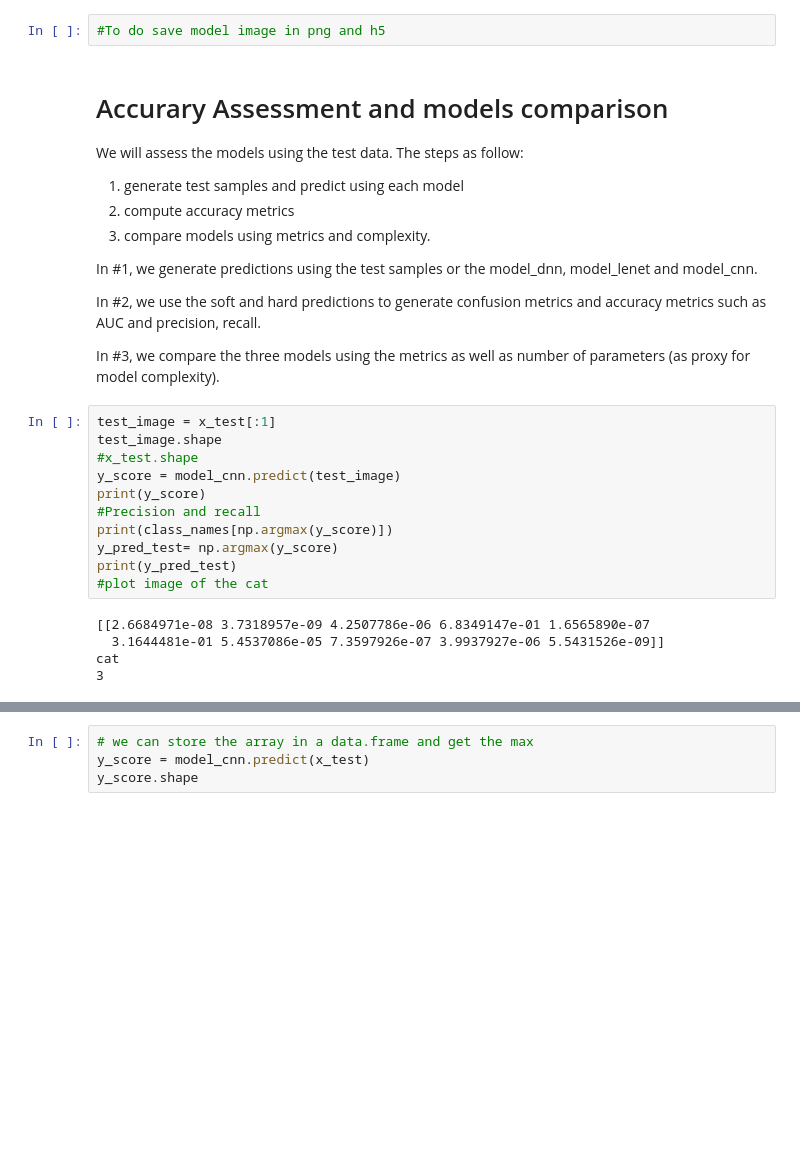
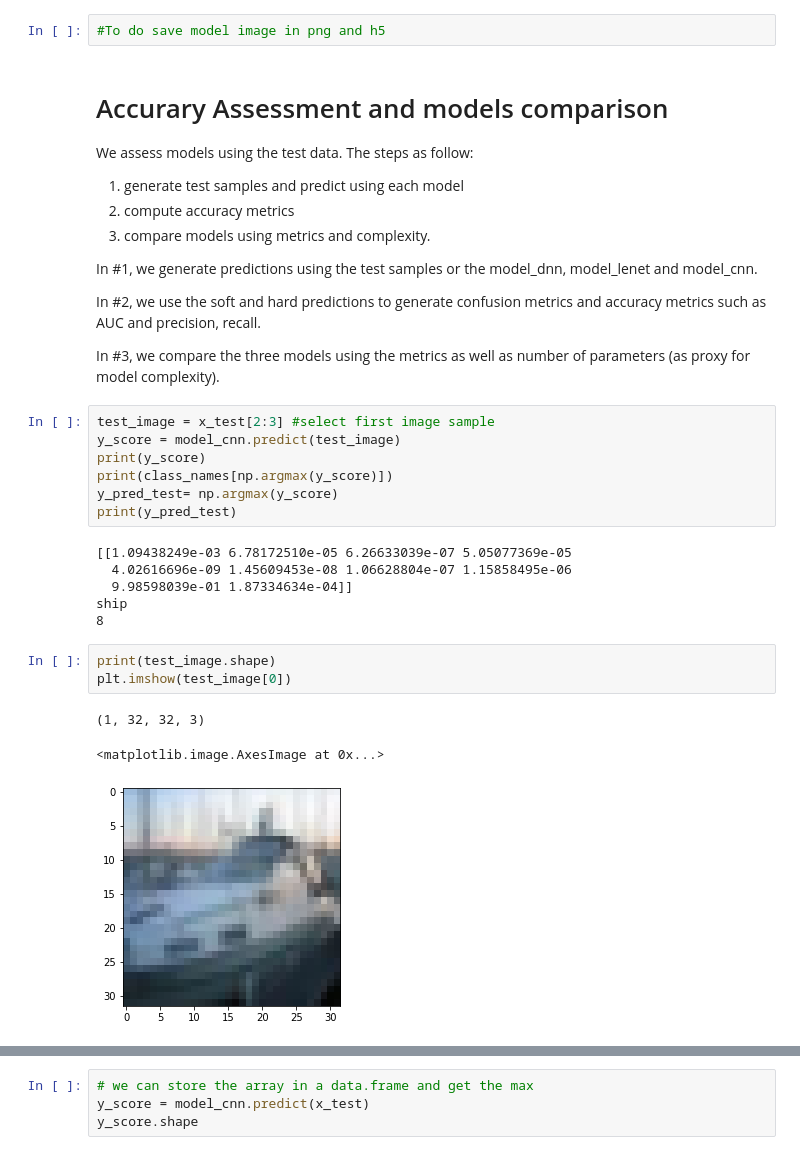
Before and after one commit to bparment1/deep_learning_with_satellite_imagery_and_geospatial_data, a Jupyter notebook: intro_to_image_classification_with_CNN_cifar10.ipynb, the cells around one changed output, grey strips where cells are left out. Cells and saved outputs as stored; diff of their text form; blank space fills up the shorter version.

```diff
--- a/intro_to_image_classification_with_CNN_cifar10.ipynb
+++ b/intro_to_image_classification_with_CNN_cifar10.ipynb
@@ -655,7 +652,7 @@ fig.tight_layout()
 # %% [markdown]
 # Accurary Assessment and models comparison
 
-We will assess the models using the test data. The steps as follow:
+We assess models using the test data. The steps as follow:
 
 1. generate test samples and predict using each model
 2. compute accuracy metrics
@@ -667,18 +664,22 @@ In #2, we use the soft and hard predictions to generate confusion metrics and ac
 
 In #3, we compare the three models using the metrics as well as number of parameters (as proxy for model complexity).
 # %%
-test_image = x_test[:1]
-test_image.shape
-#x_test.shape
+test_image = x_test[2:3] #select first image sample
 y_score = model_cnn.predict(test_image)
 print(y_score)
-#Precision and recall
 print(class_names[np.argmax(y_score)])
 y_pred_test= np.argmax(y_score)
 print(y_pred_test)
-#plot image of the cat
 # %% [output]
-[[2.6684971e-08 3.7318957e-09 4.2507786e-06 6.8349147e-01 1.6565890e-07
-  3.1644481e-01 5.4537086e-05 7.3597926e-07 3.9937927e-06 5.5431526e-09]]
-cat
-3
+[[1.09438249e-03 6.78172510e-05 6.26633039e-07 5.05077369e-05
+  4.02616696e-09 1.45609453e-08 1.06628804e-07 1.15858495e-06
+  9.98598039e-01 1.87334634e-04]]
+ship
+8
+# %%
+print(test_image.shape)
+plt.imshow(test_image[0])
+# %% [output]
+(1, 32, 32, 3)
+<matplotlib.image.AxesImage at 0x...>
+[figure, added]
```
Also changed, not shown: parts of 22 cells of this notebook.
